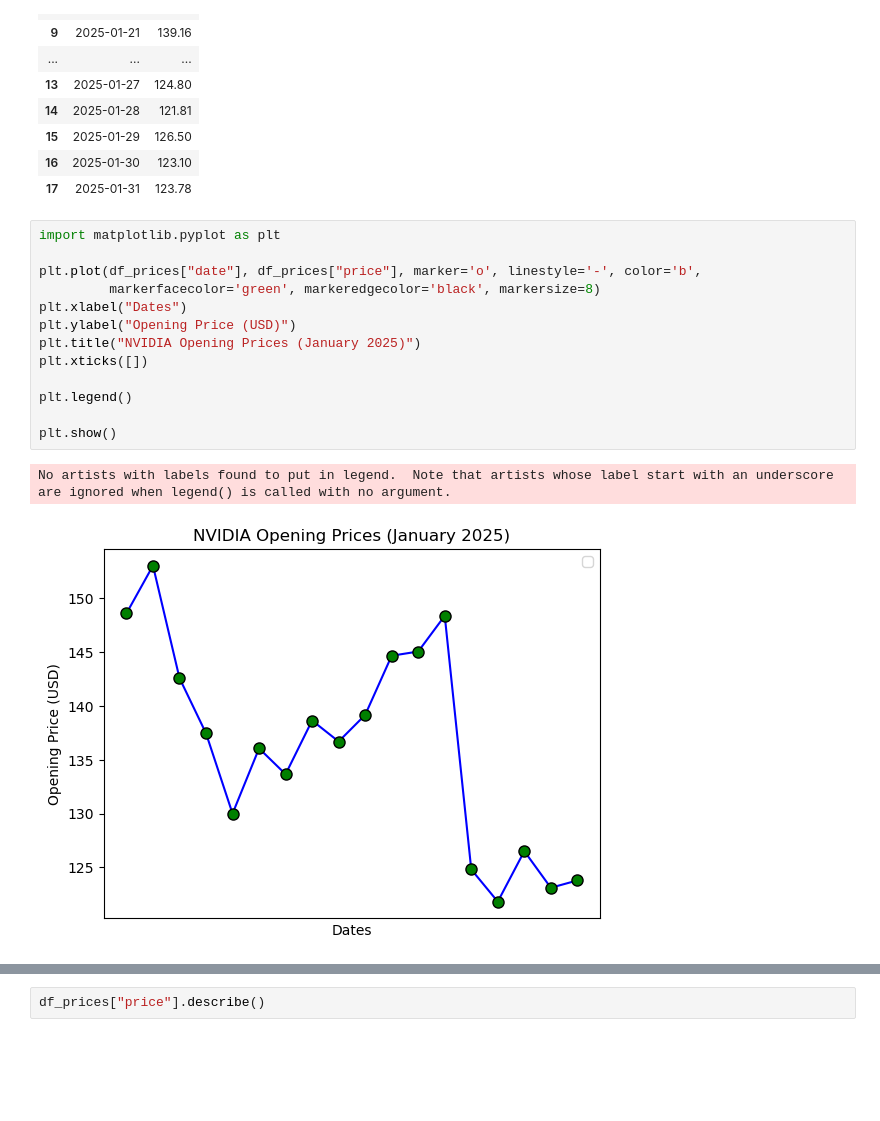
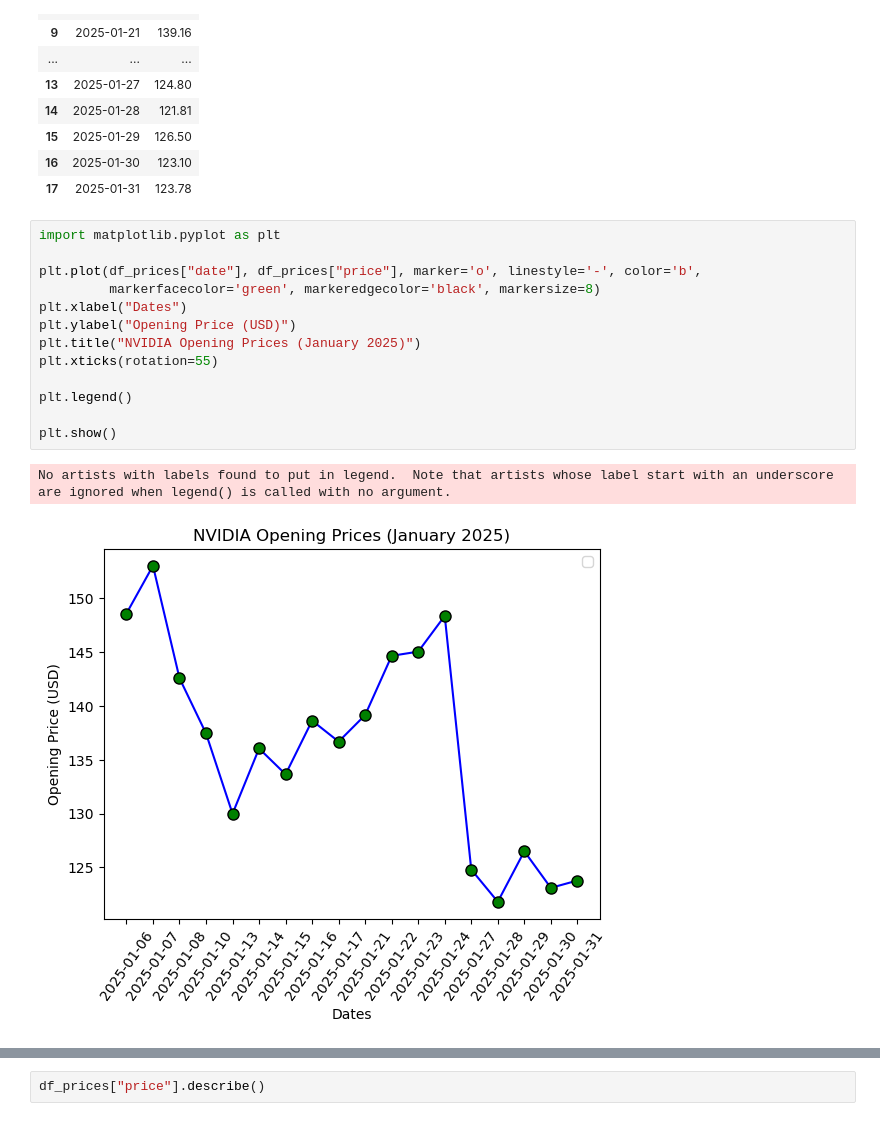
Before and after one commit to wdgstl/MarketSentimentAnalysis, a Jupyter notebook: scripts/EDA.ipynb, the cells around one changed output, grey strips where cells are left out. Saved outputs shown, nothing was run; the diff lists cells and outputs as text; blank space fills up the shorter version.

Commit message:
Uploaded EDA and data appendix figures

```diff
--- a/scripts/EDA.ipynb
+++ b/scripts/EDA.ipynb
@@ -193,16 +193,16 @@ df_prices
 # %%
 import matplotlib.pyplot as plt
 
 plt.plot(df_prices["date"], df_prices["price"], marker='o', linestyle='-', color='b',
          markerfacecolor='green', markeredgecolor='black', markersize=8)
 plt.xlabel("Dates")
 plt.ylabel("Opening Price (USD)")
 plt.title("NVIDIA Opening Prices (January 2025)")
-plt.xticks([])
+plt.xticks(rotation=55)
 
 plt.legend()
 
 plt.show()
 # %% [output]
 No artists with labels found to put in legend.  Note that artists whose label start with an underscore are ignored when legend() is called with no argument.
-[figure, old version]
+[figure, new version]
```
Also changed, not shown: parts of 1 cell of this notebook, 7 other files.
